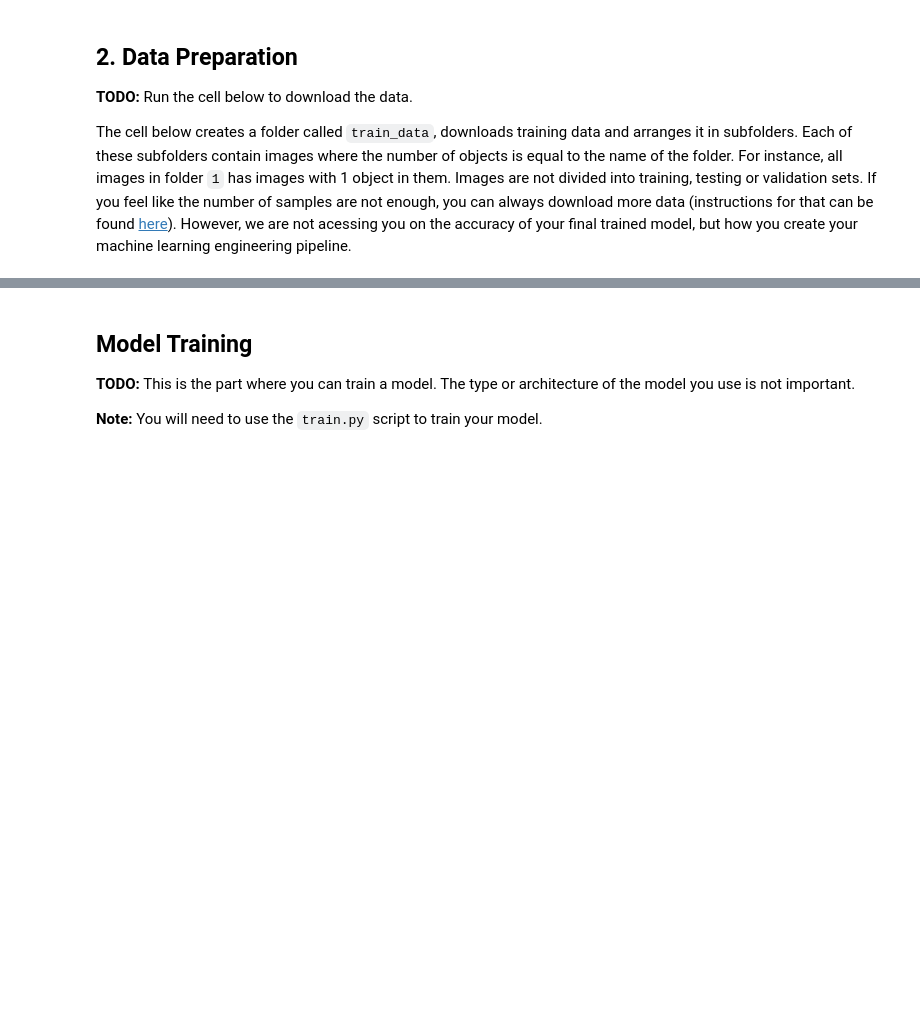
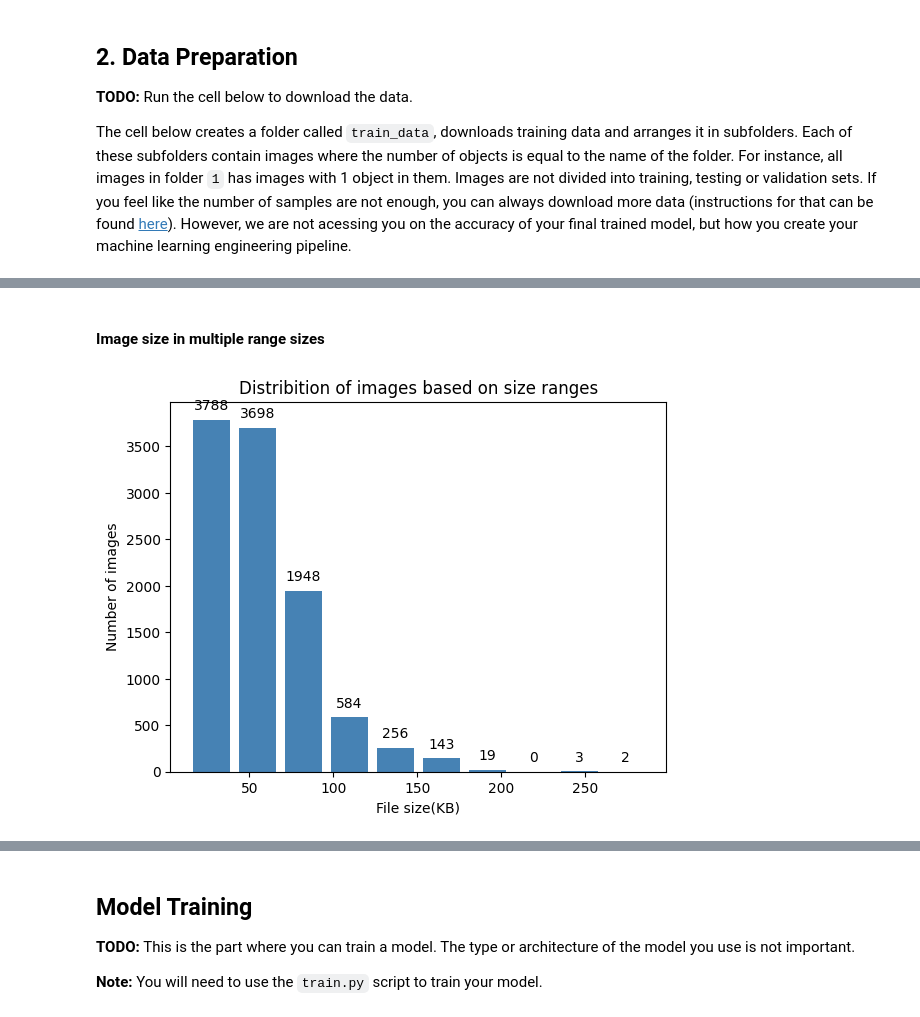
Before and after one commit to khangtictoc/Inventory-Monitoring-at-Distribution-Centers, a Jupyter notebook: sagemaker.ipynb, the cells around one changed output, grey strips where cells are left out. Drawn from its saved outputs; the diff is of its cells as text; code cells hidden in the pictures; blank space fills up the shorter version.

```diff
--- a/sagemaker.ipynb
+++ b/sagemaker.ipynb
@@ -123,0 +171,34 @@ Image size:  (438, 561)
+# %% [markdown]
+<h4> Image size in multiple range sizes </h4>
+# %%
+# Parameters
+directory = './dataset'
+min_size = min(img_size_dict.values())
+max_size = max(img_size_dict.values())
+step_size = 25
+
+bin = (max_size - min_size) // step_size
+
+# Collect image sizes
+image_sizes_kb = []
+for dirpath, dirs, files in os.walk(directory):
+    for file in files:
+        image_path = os.path.join(dirpath, file)
+        image_size_kb = os.path.getsize(image_path) / 1024  # Convert bytes to KB
+        image_sizes_kb.append(image_size_kb)
+
+# Create histogram
+fig, ax = plt.subplots()
+counts, bins, patches = ax.hist(image_sizes_kb, bins=bin, color='steelblue', rwidth=0.8)
+
+# Annotate each bar with the count of items in the bin
+for patch, count in zip(patches, counts):
+    ax.annotate(str(int(count)), xy=(patch.get_x() + patch.get_width() / 2, patch.get_height()),
+                xytext=(0, 5), textcoords='offset points', ha='center', va='bottom')
+
+plt.xlabel('File size(KB)')
+plt.ylabel('Number of images')
+plt.title('Distribition of images based on size ranges')
+plt.show()
+# %% [output]
+[figure, added]
```
Also changed, not shown: parts of 45 cells of this notebook, 3 other files.
